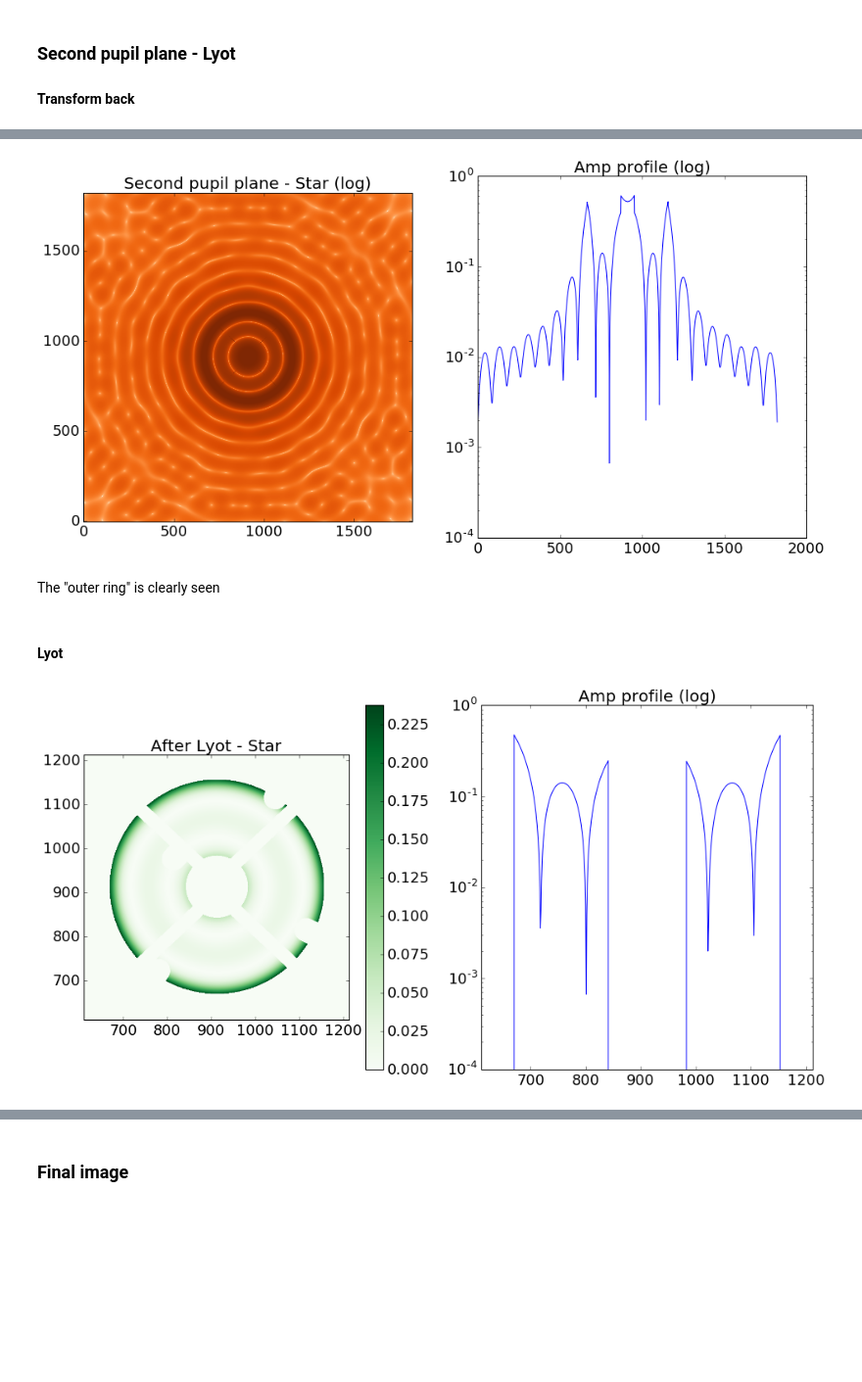
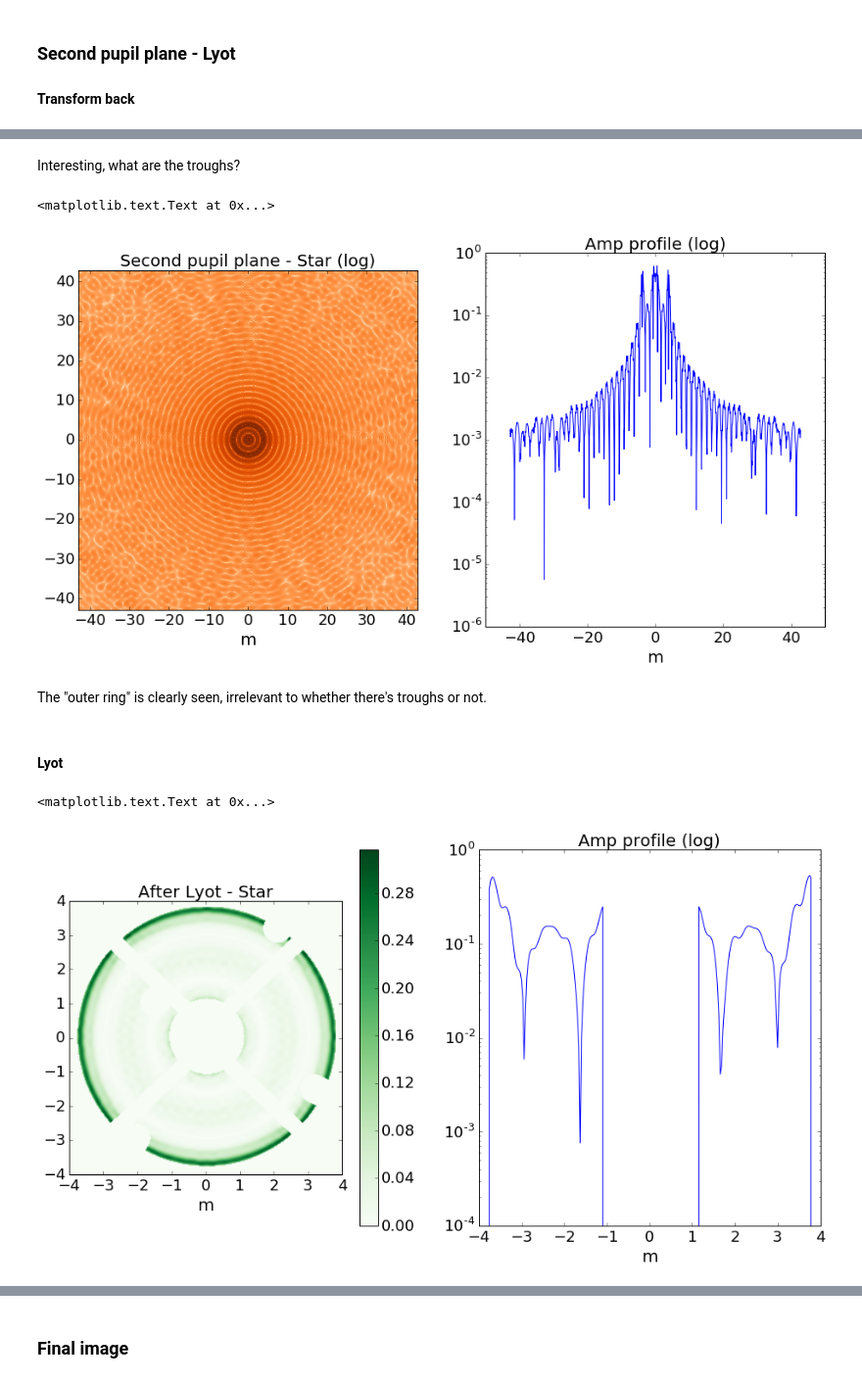
Before and after one commit to Mipanox/GPI_stuff, a Jupyter notebook: notebooks/lyot_test.ipynb, the cells around one changed output, grey strips where cells are left out. Shown at 98% size. Drawn from its saved outputs; the diff is of its cells as text; code cells hidden in the pictures; blank space fills up the shorter version.

Commit message:
complete lyot test w/ apodizer

```diff
--- a/notebooks/lyot_test.ipynb
+++ b/notebooks/lyot_test.ipynb
@@ -37,10 +48,10 @@ K band (k1)
 # %%
-pri_d = pri_d_[::2,::2]
+pri_d = pri_d_[::4,::4]
 fpm_k_d = fpm_k_d_[::2,::2]
-lyo_k_d = lyo_k_d_[::2,::2]
+lyo_k_d = lyo_k_d_[::4,::4]
 
-pNaxis, fNaxis, lNaxis = pri_h['NAXIS1']/2, fpm_k_h['NAXIS1']/2, lyo_k_h['NAXIS1']/2
-p_pixs, f_pixs, l_pixs = pri_h['pixscale']*2, fpm_k_h['pixscale']*2, lyo_k_h['pixscale']*2
+pNaxis, fNaxis, lNaxis = pri_h['NAXIS1']/4, fpm_k_h['NAXIS1']/2, lyo_k_h['NAXIS1']/4
+p_pixs, f_pixs, l_pixs = pri_h['pixscale']*4, fpm_k_h['pixscale']*2, lyo_k_h['pixscale']*4
 # %%
 plt.figure(figsize=(18,36))
 plt.subplot(131); plt.imshow(pri_d,origin='lower',cmap=plt.get_cmap('Oranges'))
@@ -82,8 +91,21 @@ print N_pix
+# %%
+## centroid
+ctx,cty = (N_pix-1)/2, (N_pix-1)/2
+
+##
+kx_min,kx_max = ((0-ctx)*k_pix_arc).value,((N_pix-ctx)*k_pix_arc).value
+ky_min,ky_max = ((0-cty)*k_pix_arc).value,((N_pix-cty)*k_pix_arc).value
+klin = np.linspace(kx_min,kx_max,N_pix)
+
+px_min,px_max = ((0-ctx)*p_pix_met).value,((N_pix-ctx)*p_pix_met).value
+py_min,py_max = ((0-cty)*p_pix_met).value,((N_pix-cty)*p_pix_met).value
+plin = np.linspace(px_min,px_max,N_pix)
 # %% [markdown]
 ## Inputs
 # %%
 pri_p = pad_array(pri_d,N_pix)
 #apo_k_p = pad_array(apo_k_d,N_pix)
+fpm_k_p = pad_array(fpm_k_d,N_pix)
 lyo_k_p = pad_array(lyo_k_d,N_pix)
 # %% [markdown]
 ### Star light
@@ -151,9 +155,0 @@ N_pix_down  = int(fpm_k_h['NAXIS1'] / down_samp_f) #+ 1
-# %%
-%%capture
-##
-fpm_k_down = zoomArray(fpm_k_d,(N_pix_down,N_pix_down))
-## try to get rid of the artifacts
-fpm_k_down[np.where(fpm_k_down<0.9)]=0
-
-## padding to N_pix x N_pix
-fpm_k_p = pad_array(fpm_k_down,N_pix,pad=1)
@@ -217,26 +214,32 @@ plt.xlim(611,1212); plt.title('Amp profile (log)'); plt.yscale('log')
+# %% [markdown]
+Interesting, what are the troughs?
 # %%
 plt.figure(figsize=(16,8))
-plt.subplot(121); plt.imshow(abs(Str_2pup_ef)**2,origin='lower',cmap='Oranges',norm=LogNorm())
-plt.title('Second pupil plane - Star (log)'); plt.clim(1e-10,0.15)
+plt.subplot(121); plt.imshow(abs(Str_2pup_ef)**2,origin='lower',
+                             extent=(px_min,px_max,py_min,py_max),cmap='Oranges',norm=LogNorm())
+plt.title('Second pupil plane - Star (log)'); plt.clim(1e-10,0.15); plt.xlabel('m')
 
-plt.subplot(122); plt.plot(abs(Str_2pup_ef)[int(N_pix/2),:])
-plt.title('Amp profile (log)'); plt.yscale('log')
+plt.subplot(122); plt.plot(plin,abs(Str_2pup_ef)[int(N_pix/2),:])
+plt.title('Amp profile (log)'); plt.yscale('log'); plt.xlabel('m')
 # %% [output]
+<matplotlib.text.Text at 0x...>
-[figure, old version]
+[figure, new version]
 # %% [markdown]
-The "outer ring" is clearly seen
+The "outer ring" is clearly seen, irrelevant to whether there's troughs or not.
 # %% [markdown]
 #### Lyot
 # %%
 Str_lyo_ef = Str_2pup_ef * lyo_k_p
 # %%
 plt.figure(figsize=(16,8))
-plt.subplot(121); plt.imshow(abs(Str_lyo_ef)**2,origin='lower',cmap='Greens')
-plt.xlim(611,1212); plt.ylim(611,1212); plt.title('After Lyot - Star')
-plt.colorbar(); #plt.clim(0,0.15);
+plt.subplot(121); plt.imshow(abs(Str_lyo_ef)**2,origin='lower',
+                             extent=(px_min,px_max,py_min,py_max),cmap='Greens')
+plt.xlim(-4,4); plt.ylim(-4,4); plt.title('After Lyot - Star')
+plt.colorbar();  plt.xlabel('m')
 
-plt.subplot(122); plt.plot(abs(Str_lyo_ef)[int(N_pix/2),:])
-plt.xlim(611,1212); plt.title('Amp profile (log)')
-plt.yscale('log')
+plt.subplot(122); plt.plot(plin,abs(Str_lyo_ef)[int(N_pix/2),:])
+plt.xlim(-4,4); plt.title('Amp profile (log)')
+plt.yscale('log'); plt.xlabel('m')
 # %% [output]
+<matplotlib.text.Text at 0x...>
-[figure, old version]
+[figure, new version]
```
Also changed, not shown: parts of 57 cells of this notebook.
